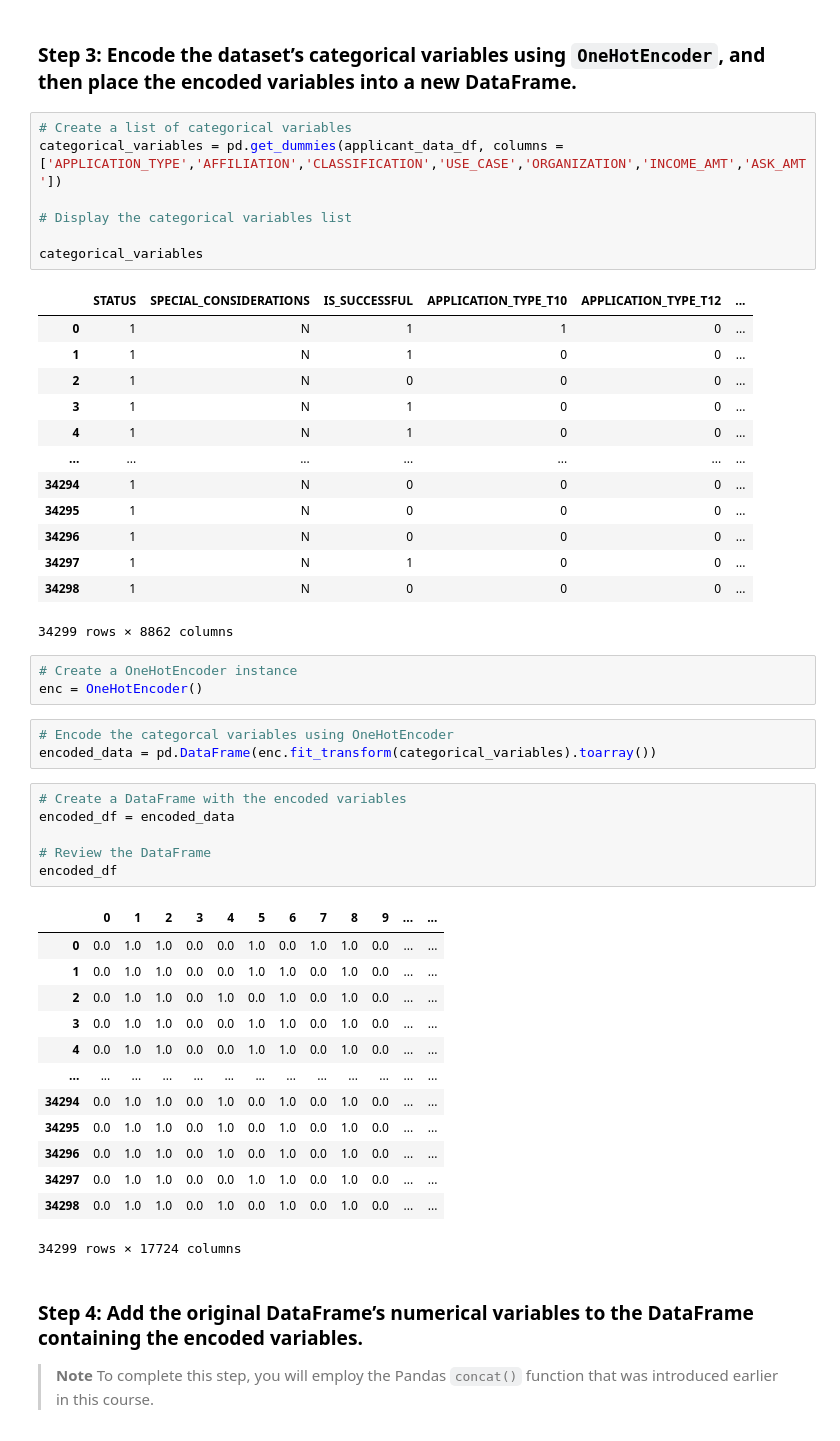
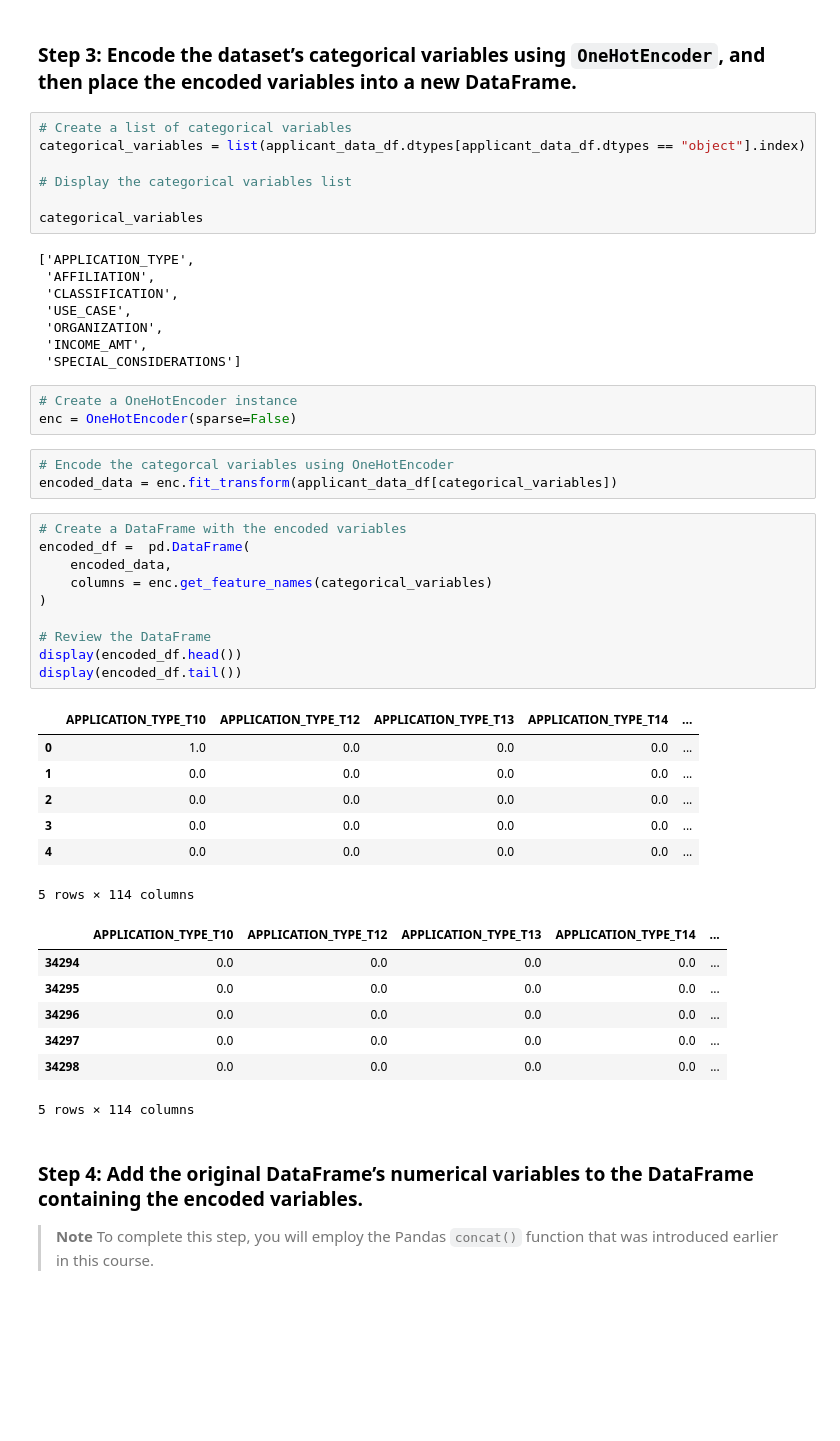
Before and after one commit to DLThrasher/Challenge_13, a Jupyter notebook: venture_funding_with_deep_learning.ipynb, the cells around one changed output. Drawn from its saved outputs; the diff is of its cells as text; blank space fills up the shorter version.

```diff
--- a/venture_funding_with_deep_learning.ipynb
+++ b/venture_funding_with_deep_learning.ipynb
@@ -154,51 +154,50 @@ applicant_data_df.head()
 ### Step 3: Encode the dataset’s categorical variables using `OneHotEncoder`, and then place the encoded variables into a new DataFrame.
 # %%
 # Create a list of categorical variables
-categorical_variables = pd.get_dummies(applicant_data_df, columns = ['APPLICATION_TYPE','AFFILIATION','CLASSIFICATION','USE_CASE','ORGANIZATION','INCOME_AMT','ASK_AMT'])
+categorical_variables = list(applicant_data_df.dtypes[applicant_data_df.dtypes == "object"].index)
 
 # Display the categorical variables list
 
 categorical_variables
 # %% [output]
-|  | STATUS | SPECIAL_CONSIDERATIONS | IS_SUCCESSFUL | APPLICATION_TYPE_T10 | APPLICATION_TYPE_T12 | ... |
-| 0 | 1 | N | 1 | 1 | 0 | ... |
-| 1 | 1 | N | 1 | 0 | 0 | ... |
-| 2 | 1 | N | 0 | 0 | 0 | ... |
-| 3 | 1 | N | 1 | 0 | 0 | ... |
-| 4 | 1 | N | 1 | 0 | 0 | ... |
-| ... | ... | ... | ... | ... | ... | ... |
-| 34294 | 1 | N | 0 | 0 | 0 | ... |
-| 34295 | 1 | N | 0 | 0 | 0 | ... |
-| 34296 | 1 | N | 0 | 0 | 0 | ... |
-| 34297 | 1 | N | 1 | 0 | 0 | ... |
-| 34298 | 1 | N | 0 | 0 | 0 | ... |
-34299 rows × 8862 columns
+['APPLICATION_TYPE',
+ 'AFFILIATION',
+ 'CLASSIFICATION',
+ 'USE_CASE',
+ 'ORGANIZATION',
+ 'INCOME_AMT',
+ 'SPECIAL_CONSIDERATIONS']
 # %%
 # Create a OneHotEncoder instance
-enc = OneHotEncoder()
+enc = OneHotEncoder(sparse=False)
 # %%
 # Encode the categorcal variables using OneHotEncoder
-encoded_data = pd.DataFrame(enc.fit_transform(categorical_variables).toarray())
+encoded_data = enc.fit_transform(applicant_data_df[categorical_variables])
 # %%
 # Create a DataFrame with the encoded variables
-encoded_df = encoded_data
+encoded_df =  pd.DataFrame(
+    encoded_data,
+    columns = enc.get_feature_names(categorical_variables)
+)
 
 # Review the DataFrame
-encoded_df
+display(encoded_df.head())
+display(encoded_df.tail())
 # %% [output]
-|  | 0 | 1 | 2 | 3 | 4 | 5 | 6 | 7 | 8 | 9 | ... | ... |
-| 0 | 0.0 | 1.0 | 1.0 | 0.0 | 0.0 | 1.0 | 0.0 | 1.0 | 1.0 | 0.0 | ... | ... |
-| 1 | 0.0 | 1.0 | 1.0 | 0.0 | 0.0 | 1.0 | 1.0 | 0.0 | 1.0 | 0.0 | ... | ... |
-| 2 | 0.0 | 1.0 | 1.0 | 0.0 | 1.0 | 0.0 | 1.0 | 0.0 | 1.0 | 0.0 | ... | ... |
-| 3 | 0.0 | 1.0 | 1.0 | 0.0 | 0.0 | 1.0 | 1.0 | 0.0 | 1.0 | 0.0 | ... | ... |
-| 4 | 0.0 | 1.0 | 1.0 | 0.0 | 0.0 | 1.0 | 1.0 | 0.0 | 1.0 | 0.0 | ... | ... |
-| ... | ... | ... | ... | ... | ... | ... | ... | ... | ... | ... | ... | ... |
-| 34294 | 0.0 | 1.0 | 1.0 | 0.0 | 1.0 | 0.0 | 1.0 | 0.0 | 1.0 | 0.0 | ... | ... |
-| 34295 | 0.0 | 1.0 | 1.0 | 0.0 | 1.0 | 0.0 | 1.0 | 0.0 | 1.0 | 0.0 | ... | ... |
-| 34296 | 0.0 | 1.0 | 1.0 | 0.0 | 1.0 | 0.0 | 1.0 | 0.0 | 1.0 | 0.0 | ... | ... |
-| 34297 | 0.0 | 1.0 | 1.0 | 0.0 | 0.0 | 1.0 | 1.0 | 0.0 | 1.0 | 0.0 | ... | ... |
-| 34298 | 0.0 | 1.0 | 1.0 | 0.0 | 1.0 | 0.0 | 1.0 | 0.0 | 1.0 | 0.0 | ... | ... |
+|  | APPLICATION_TYPE_T10 | APPLICATION_TYPE_T12 | APPLICATION_TYPE_T13 | APPLICATION_TYPE_T14 | ... |
+| 0 | 1.0 | 0.0 | 0.0 | 0.0 | ... |
+| 1 | 0.0 | 0.0 | 0.0 | 0.0 | ... |
+| 2 | 0.0 | 0.0 | 0.0 | 0.0 | ... |
+| 3 | 0.0 | 0.0 | 0.0 | 0.0 | ... |
+| 4 | 0.0 | 0.0 | 0.0 | 0.0 | ... |
-34299 rows × 17724 columns
+5 rows × 114 columns
+|  | APPLICATION_TYPE_T10 | APPLICATION_TYPE_T12 | APPLICATION_TYPE_T13 | APPLICATION_TYPE_T14 | ... |
+| 34294 | 0.0 | 0.0 | 0.0 | 0.0 | ... |
+| 34295 | 0.0 | 0.0 | 0.0 | 0.0 | ... |
+| 34296 | 0.0 | 0.0 | 0.0 | 0.0 | ... |
+| 34297 | 0.0 | 0.0 | 0.0 | 0.0 | ... |
+| 34298 | 0.0 | 0.0 | 0.0 | 0.0 | ... |
+5 rows × 114 columns
 # %% [markdown]
 ### Step 4: Add the original DataFrame’s numerical variables to the DataFrame containing the encoded variables.
 
```
Also changed, not shown: parts of 14 cells of this notebook.
